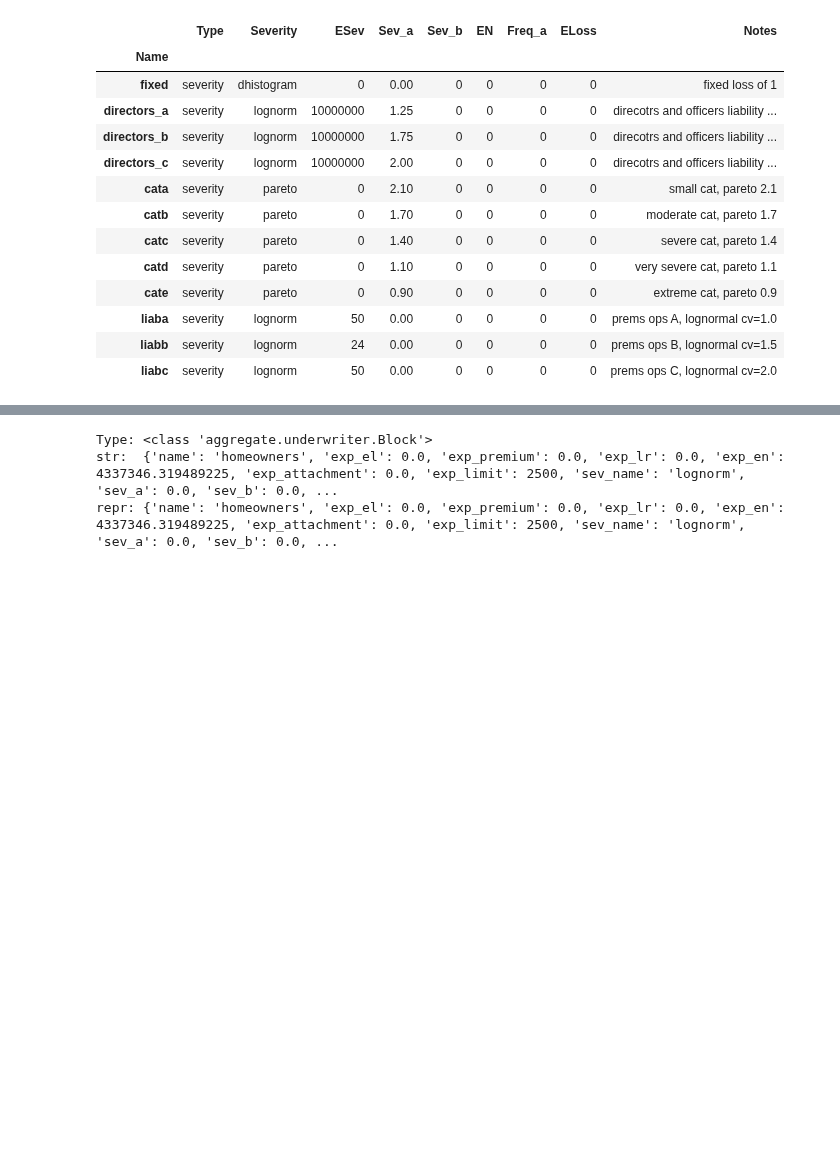
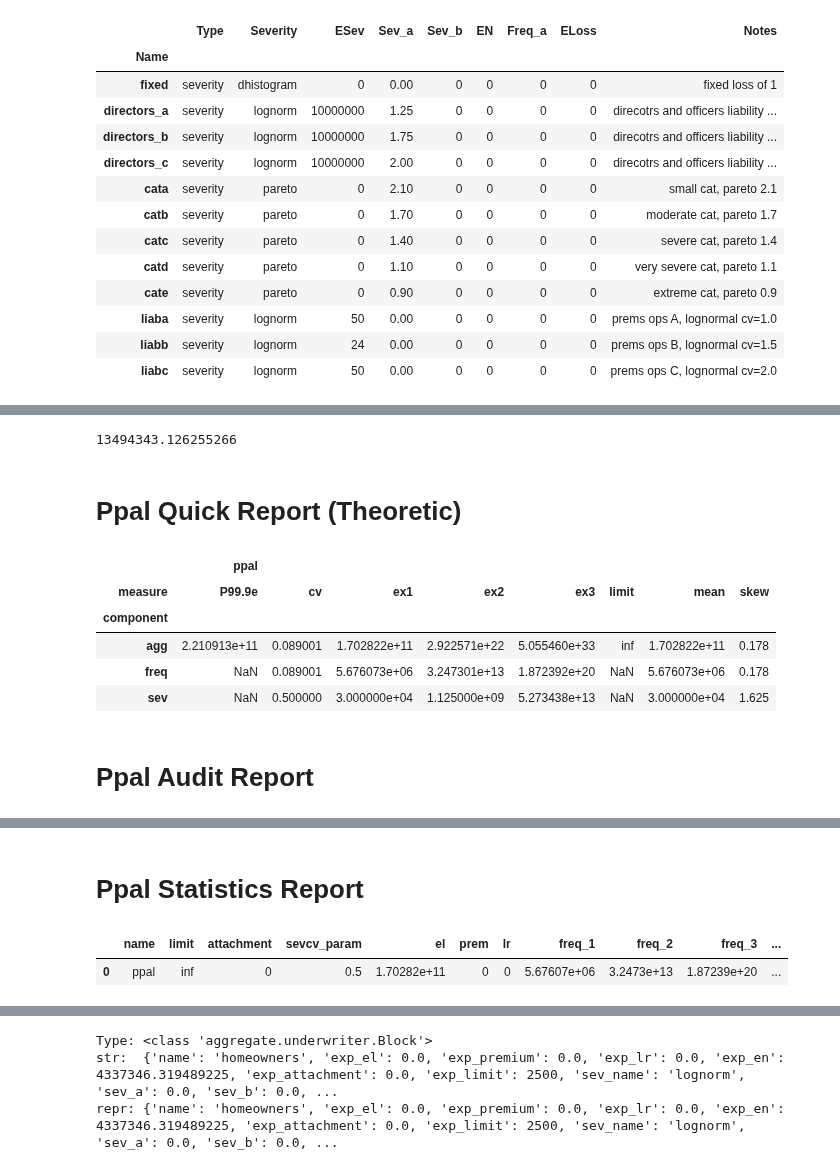
Before and after one commit to mynl/aggregate, a Jupyter notebook: examples/basic_examples.ipynb, the cells around one changed output, grey strips where cells are left out. Saved outputs shown, nothing was run; the diff lists cells and outputs as text; code cells hidden in the pictures; blank space fills up the shorter version.

```diff
--- a/examples/basic_examples.ipynb
+++ b/examples/basic_examples.ipynb
@@ -116,0 +135,19 @@ uw.describe('severity')
+# %%
+ag = uw.ppal
+ag.recommend_bucket(14)
+
+# .plot()
+# %% [output]
+13494343.126255266
+# %%
+ag.easy_update(14)
+ag.report('all')
+# %% [output]
+Ppal Quick Report (Theoretic)
+|  | ppal |  |  |  |  |  |  |  |
+| measure | P99.9e | cv | ex1 | ex2 | ex3 | limit | mean | skew |
+| component |  |  |  |  |  |  |  |  |
+| agg | 2.210913e+11 | 0.089001 | 1.702822e+11 | 2.922571e+22 | 5.055460e+33 | inf | 1.702822e+11 | 0.178 |
+| freq | NaN | 0.089001 | 5.676073e+06 | 3.247301e+13 | 1.872392e+20 | NaN | 5.676073e+06 | 0.178 |
+| sev | NaN | 0.500000 | 3.000000e+04 | 1.125000e+09 | 5.273438e+13 | NaN | 3.000000e+04 | 1.625 |
+Ppal Audit Report
@@ -116,0 +157,3 @@ uw.describe('severity')
+Ppal Statistics Report
+|  | name | limit | attachment | sevcv_param | el | prem | lr | freq_1 | freq_2 | freq_3 | ... |
+| 0 | ppal | inf | 0 | 0.5 | 1.70282e+11 | 0 | 0 | 5.67607e+06 | 3.2473e+13 | 1.87239e+20 | ... |
```
Also changed, not shown: parts of 9 cells of this notebook, 55 other files.
